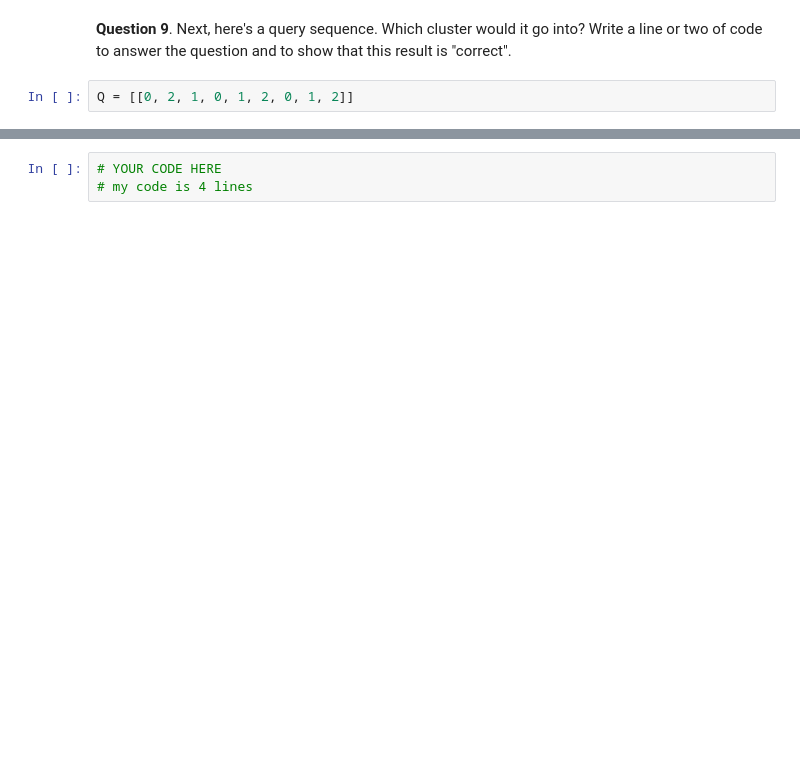
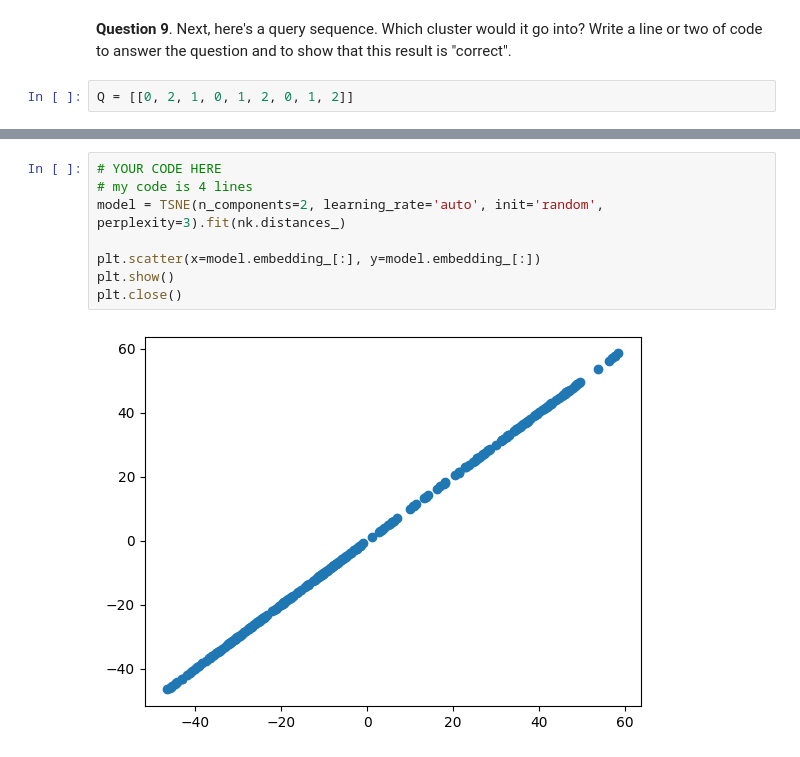
Before and after one commit to Verdagio/CT5148_assignment2, a Jupyter notebook: Assignment_2.ipynb, the cells around one changed output, grey strips where cells are left out. Cells and saved outputs as stored; diff of their text form; blank space fills up the shorter version.

```diff
--- a/Assignment_2.ipynb
+++ b/Assignment_2.ipynb
@@ -465,6 +523,13 @@ Q = [[0, 2, 1, 0, 1, 2, 0, 1, 2]]
 # %%
 # YOUR CODE HERE
 # my code is 4 lines
+model = TSNE(n_components=2, learning_rate='auto', init='random', perplexity=3).fit(nk.distances_)
+
+plt.scatter(x=model.embedding_[:], y=model.embedding_[:])
+plt.show()
+plt.close()
+# %% [output]
+[figure, added]
 # %% [markdown]
 **Question 12**. Finally, let's check out how the score changes for different $k$. Again, this is similar to something we did under *Representation Learning*. We should end up with an image something like this:
 
```
Also changed, not shown: parts of 8 cells of this notebook.
